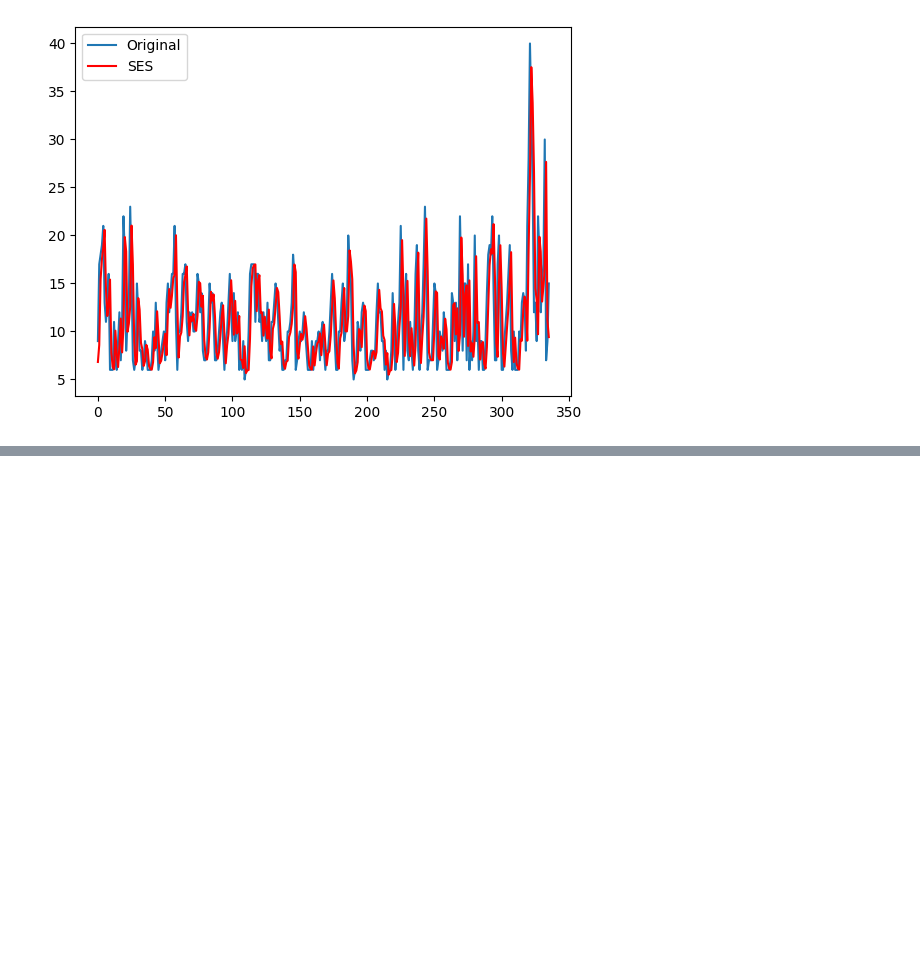
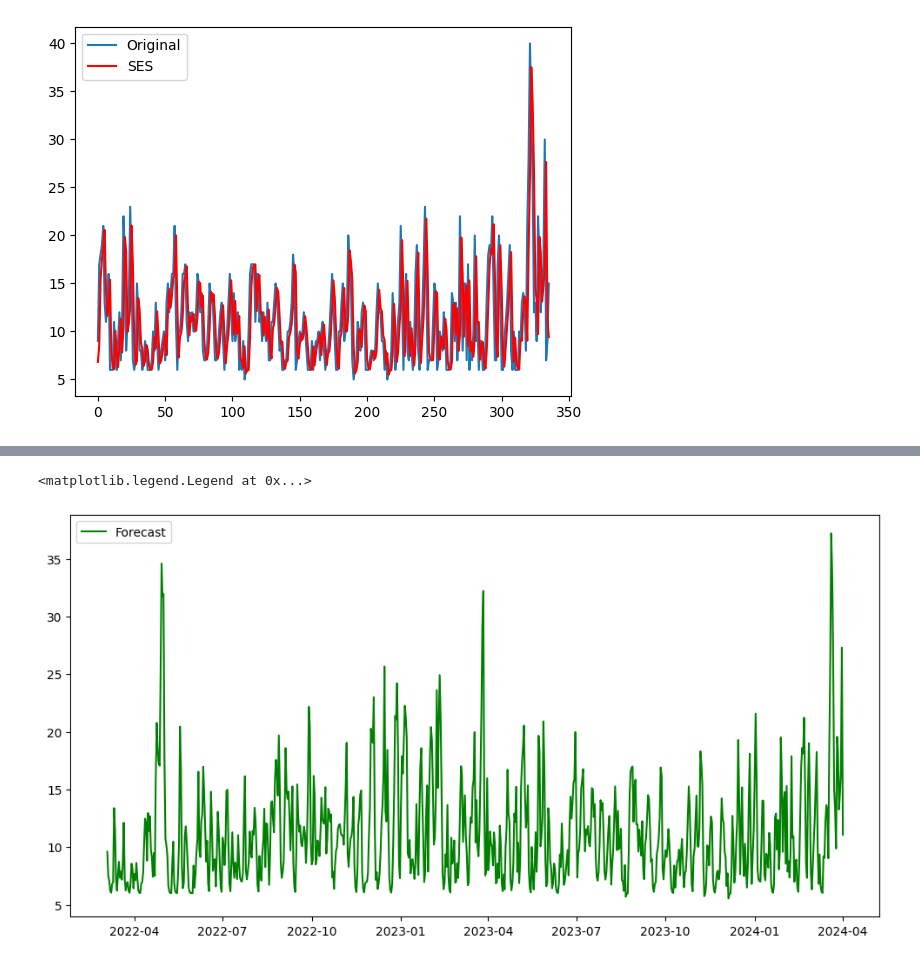
Before and after one commit to rayenamer/PredictiveMaintenance, a Jupyter notebook: TimeSeriesPrediction.ipynb, the cells around one changed output, grey strips where cells are left out. Cells and saved outputs as stored; diff of their text form; code cells hidden in the pictures; blank space fills up the shorter version.

```diff
--- a/TimeSeriesPrediction.ipynb
+++ b/TimeSeriesPrediction.ipynb
@@ -54,22 +54,15 @@ fig.update_xaxes(
     )
 )
 fig.show()
+# %%
+dataExtracted.set_index('Date', inplace=True)
+df=dataExtracted[["nombre_pannes"]]
 # %% [markdown]
 ### splitting the data
 # %%
-# Ensure datetime index and sort
-dataExtracted.index = pd.to_datetime(dataExtracted.index)
-dataExtracted = dataExtracted.sort_index()
-
-# Calculate 70% split point
-split_index = int(len(dataExtracted) * 0.7)
-split_date = dataExtracted.index[split_index]
-
-# Split the dataset
-df_training = dataExtracted.loc[dataExtracted.index <= split_date]
-df_test = dataExtracted.loc[dataExtracted.index > split_date]
-
-# Print summary
-print(f"{len(df_training)} days of training data\n{len(df_test)} days of testing data")
+split_date = '2021-02-25'
+df_training = df.loc[df.index <= split_date]
+df_test = df.loc[df.index > split_date]
+print(f"{len(df_training)} days of training data \n {len(df_test)} days of testing data ")
 # %% [output]
 785 days of training data
@@ -492,0 +514,6 @@ plt.legend()
+# %%
+datelist = pd.date_range(start="2022-03-04",end="2024-04-01")
+data_forecast = pd.DataFrame(datelist, columns = ['Date'])
+forecast= model_fit_expo.predict(360)
+forecast=forecast.reset_index()
+forecast.Date=datelist
@@ -492,0 +534,7 @@ plt.legend()
+# %%
+plt.figure(figsize=(12, 6))
+plt.plot(forecast['Date'], forecast[0], color='green', label='Forecast')
+plt.legend()
+# %% [output]
+<matplotlib.legend.Legend at 0x...>
+[figure, added]
```
Also changed, not shown: parts of 8 cells of this notebook, 6 other files.
